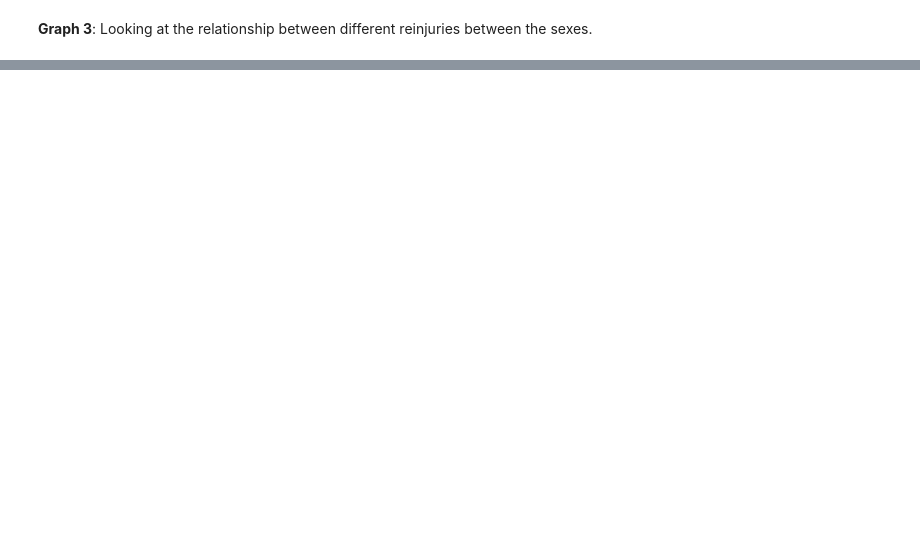
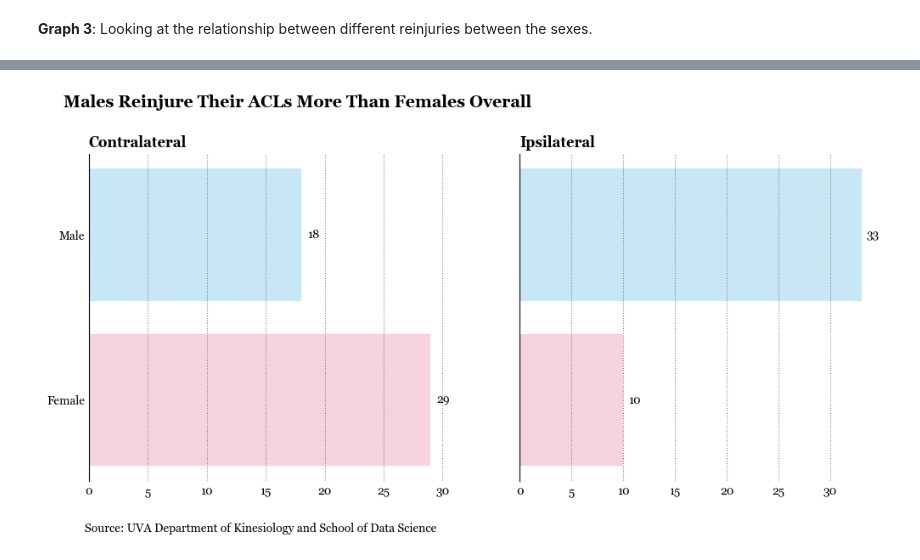
Before and after one commit to yuthimreddy/aclr-design-final, a Jupyter notebook: Graphs/initial_graphs.ipynb, the cells around one changed output, grey strips where cells are left out. Cells and saved outputs as stored; diff of their text form; code cells hidden in the pictures; blank space fills up the shorter version.

```diff
--- a/Graphs/initial_graphs.ipynb
+++ b/Graphs/initial_graphs.ipynb
@@ -248,0 +188,77 @@ which can be installed using pip:
+# %%
+# small multiples bar chart
+
+# Set font family to Georgia
+georgia_font = font_manager.FontProperties(family='Georgia')
+plt.rcParams['font.family'] = georgia_font.get_name()
+
+# Records were mismatched so we shifted row values by 1
+# (for every graft_type recorded, reinjury was blank so shifted by 1 to match)
+m_df['reinjury_shifted'] = m_df['reinjury'].shift(-1)
+df2 = m_df[m_df['sex_dashboard'].notna()][['sex_dashboard', 'reinjury_shifted']]
+df2.columns = ['sex_dashboard', 'reinjury']
+# print(df2.head()) # previewing cleaned dataset
+
+df2 = df2[
+    (df2['reinjury'].str.upper() != 'BLANK') &
+    (df2['sex_dashboard'].str.upper() != 'BLANK')]
+
+df2 = df2[df2['reinjury'].str.upper() != 'NO'] # dropping 'no' reinjury records
+df2= df2[df2['reinjury'].str.upper() != 'BOTH'] # dropping 'both' reinjury records
+
+
+grouped_counts2 = (
+    df2.groupby(['sex_dashboard', 'reinjury'])
+    .size()
+    .reset_index(name='count')
+)
+
+
+# Create sub-dataframes for Contralateral and Ipsilateral
+df_contra = grouped_counts2[grouped_counts2['reinjury'] == 'Contralateral']
+df_ipsi = grouped_counts2[grouped_counts2['reinjury'] == 'Ipsilateral']
+
+# Set up 1x2 subplot grid
+fig, axs = plt.subplots(1, 2, figsize=(12, 5), sharey=True)
+
+# Title
+fig.suptitle('Males Reinjure Their ACLs More Than Females Overall', fontsize=14, weight='bold', x=0.1, ha='left', y=1.02)
+
+# Contralateral subplot
+colors_contra = df_contra['sex_dashboard'].map({'Male': '#C8E7F5', 'Female': '#F6D2E0'})  # blue and pink
+bars_contra = axs[0].barh(df_contra['sex_dashboard'], df_contra['count'], color=colors_contra)
+axs[0].set_title('Contralateral', loc='left', weight='bold', color='black')
+axs[0].grid(axis='x', linestyle=':', color='gray')
+axs[0].spines['top'].set_visible(False)
+axs[0].spines['right'].set_visible(False)
+axs[0].spines['bottom'].set_visible(False)
+axs[0].tick_params(axis='x', length=0)
+axs[0].tick_params(axis='y', length=0)
+
+for bar in bars_contra:
+    xval = bar.get_width()
+    axs[0].text(xval + 0.5, bar.get_y() + bar.get_height()/2,
+                round(xval), va='center', ha='left', fontsize=10)
+
+# Ipsilateral subplot
+colors_ipsi = df_ipsi['sex_dashboard'].map({'Male': '#C8E7F5', 'Female': '#F6D2E0'})
+bars_ipsi = axs[1].barh(df_ipsi['sex_dashboard'], df_ipsi['count'], color=colors_ipsi)
+axs[1].set_title('Ipsilateral', loc='left', weight='bold', color='black')
+axs[1].grid(axis='x', linestyle=':', color='gray')
+axs[1].spines['top'].set_visible(False)
+axs[1].spines['right'].set_visible(False)
+axs[1].spines['bottom'].set_visible(False)
+axs[1].tick_params(axis='x', length=0)
+axs[1].tick_params(axis='y', length=0)
+
+for bar in bars_ipsi:
+    xval = bar.get_width()
+    axs[1].text(xval + 0.5, bar.get_y() + bar.get_height()/2,
+                round(xval), va='center', ha='left', fontsize=10)
+
+# Final layout
+plt.text(-42, -0.8, 'Source: UVA Department of Kinesiology and School of Data Science', ha='left', fontsize=10)
+# plt.tight_layout()
+plt.show()
+# %% [output]
+[figure, added]
```
Also changed, not shown: parts of 4 cells of this notebook.
